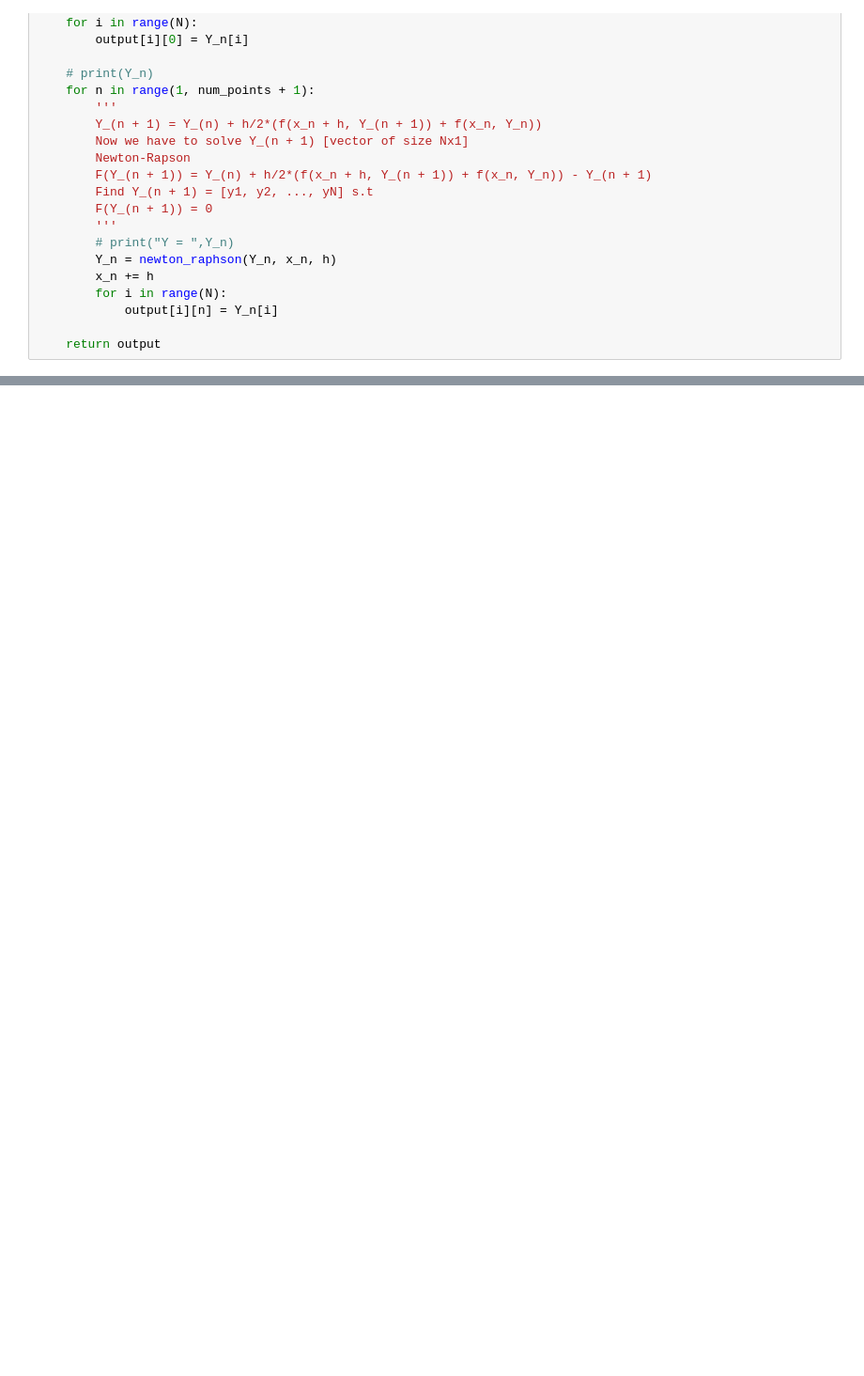
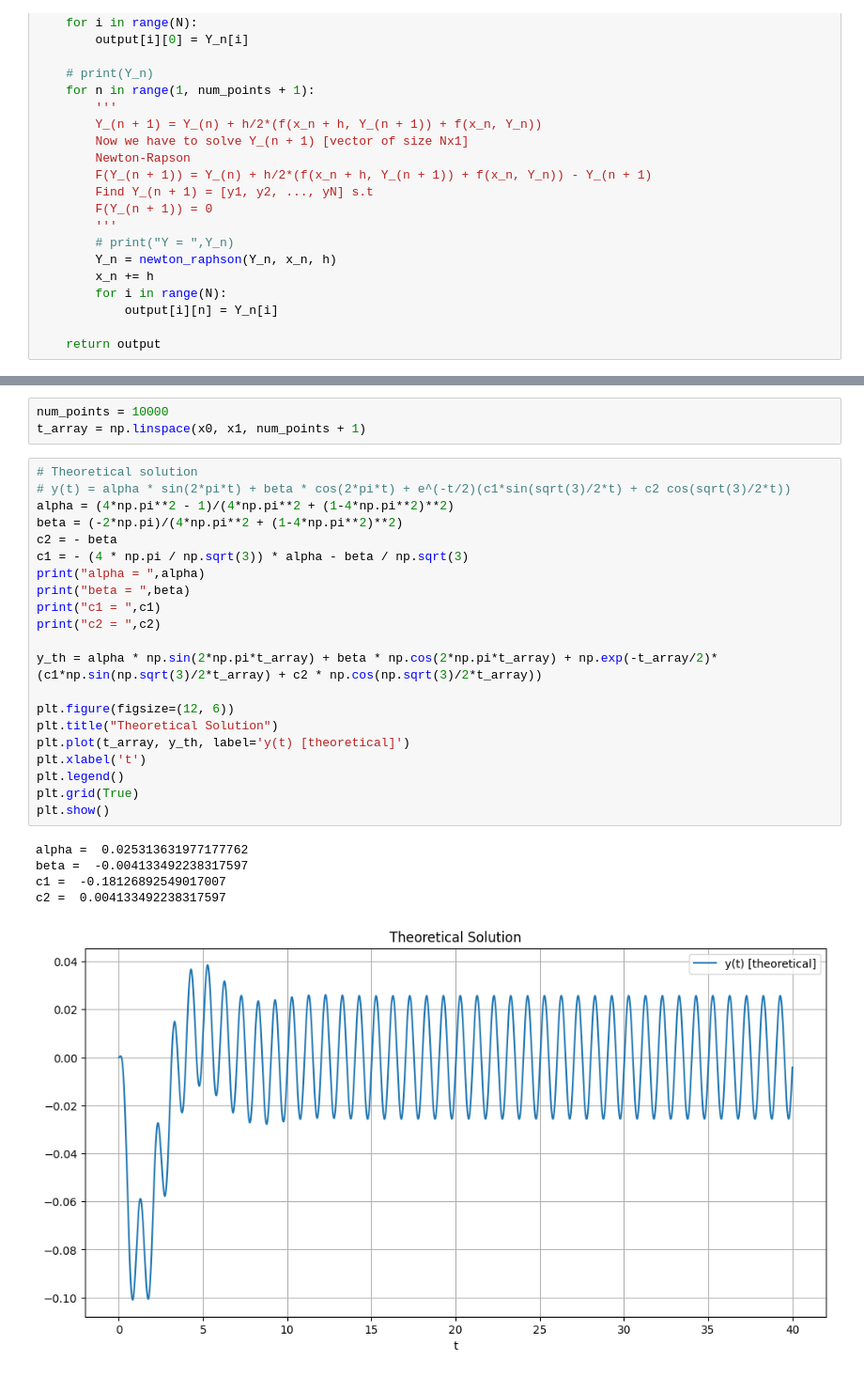
Before and after one commit to himanshutg/ODE_Project, a Jupyter notebook: week2.ipynb, the cells around one changed output, grey strips where cells are left out. Shown at 94% size. Cells and saved outputs as stored; diff of their text form; blank space fills up the shorter version.

```diff
--- a/week2.ipynb
+++ b/week2.ipynb
@@ -194,0 +132,30 @@ plot_F_vs_s(s, F_s)
+# %%
+num_points = 10000
+t_array = np.linspace(x0, x1, num_points + 1)
+# %%
+# Theoretical solution
+# y(t) = alpha * sin(2*pi*t) + beta * cos(2*pi*t) + e^(-t/2)(c1*sin(sqrt(3)/2*t) + c2 cos(sqrt(3)/2*t))
+alpha = (4*np.pi**2 - 1)/(4*np.pi**2 + (1-4*np.pi**2)**2)
+beta = (-2*np.pi)/(4*np.pi**2 + (1-4*np.pi**2)**2)
+c2 = - beta
+c1 = - (4 * np.pi / np.sqrt(3)) * alpha - beta / np.sqrt(3)
+print("alpha = ",alpha)
+print("beta = ",beta)
+print("c1 = ",c1)
+print("c2 = ",c2)
+
+y_th = alpha * np.sin(2*np.pi*t_array) + beta * np.cos(2*np.pi*t_array) + np.exp(-t_array/2)*(c1*np.sin(np.sqrt(3)/2*t_array) + c2 * np.cos(np.sqrt(3)/2*t_array))
+
+plt.figure(figsize=(12, 6))
+plt.title("Theoretical Solution")
+plt.plot(t_array, y_th, label='y(t) [theoretical]')
+plt.xlabel('t')
+plt.legend()
+plt.grid(True)
+plt.show()
+# %% [output]
+alpha =  0.025313631977177762
+beta =  -0.004133492238317597
+c1 =  -0.18126892549017007
+c2 =  0.004133492238317597
+[figure, added]
```
Also changed, not shown: parts of 10 cells of this notebook, 12 other files.
